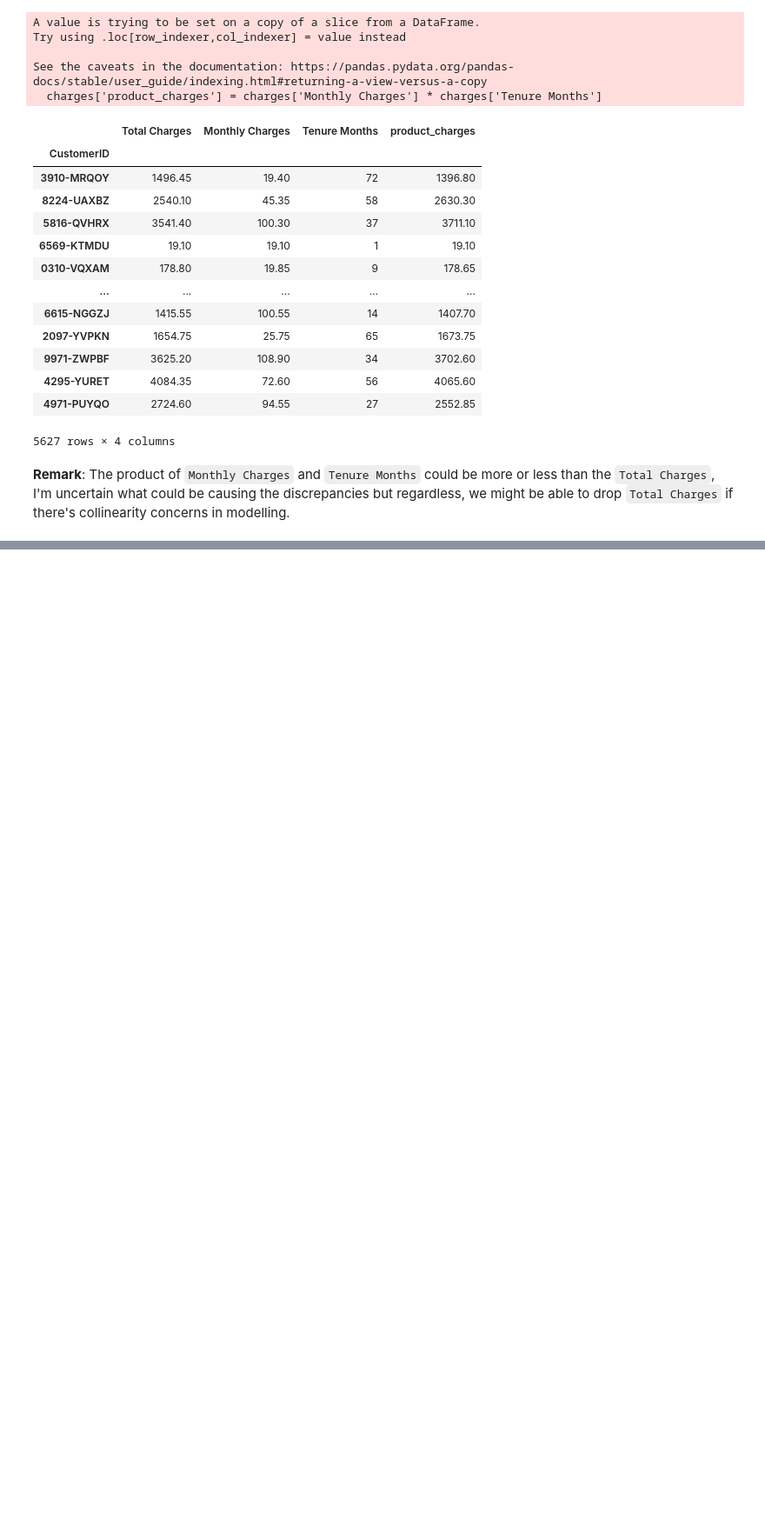
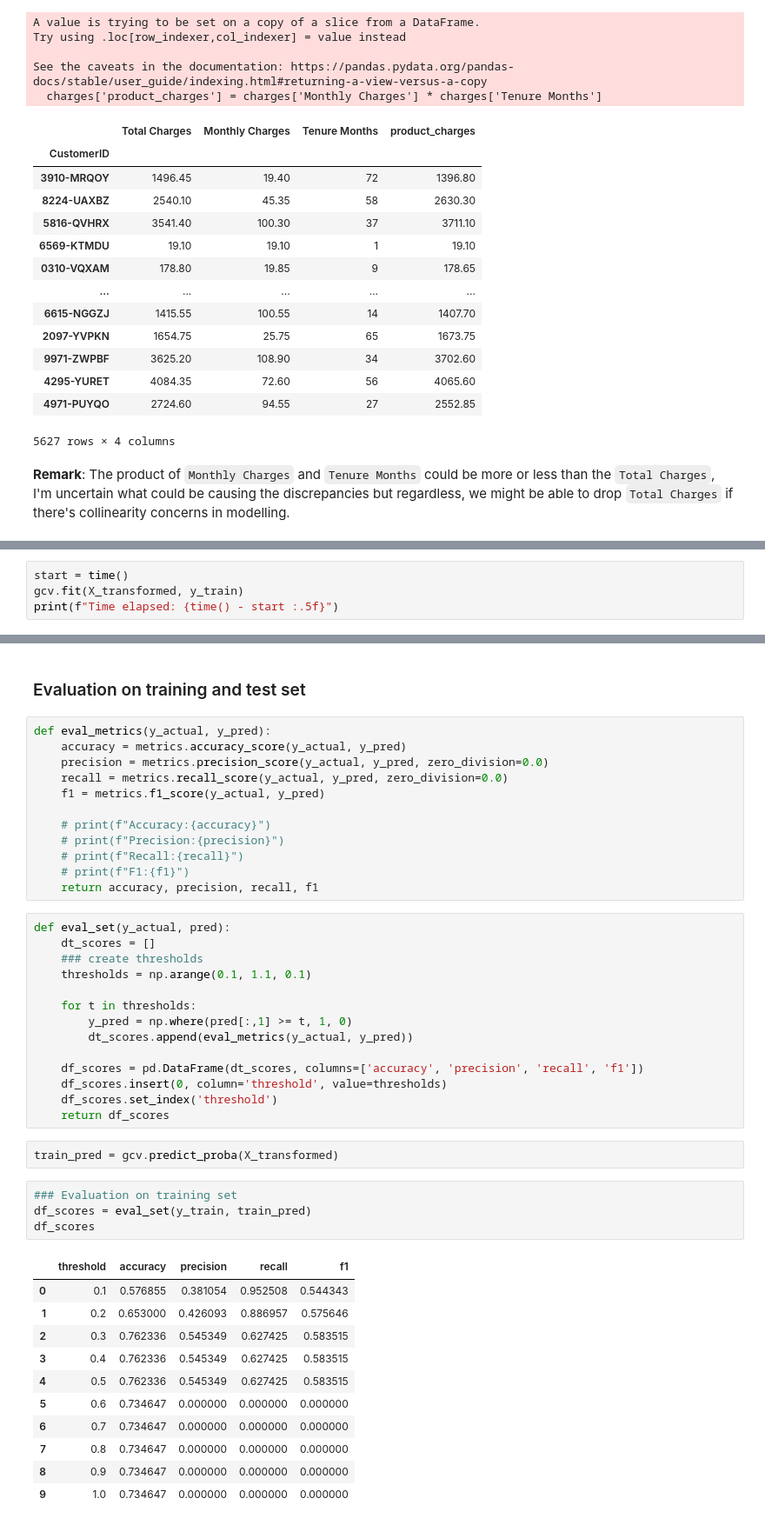
Before and after one commit to viviensiu/project_swan, a Jupyter notebook: swan_project_vs.ipynb, the cells around one changed output, grey strips where cells are left out. Shown: that part at 87% size. Saved outputs shown, nothing was run; the diff lists cells and outputs as text; blank space fills up the shorter version.

```diff
--- a/swan_project_vs.ipynb
+++ b/swan_project_vs.ipynb
@@ -411,0 +492,4 @@ See the caveats in the documentation: https://pandas.pydata.org/pandas-docs/stab
+# %%
+start = time()
+gcv.fit(X_transformed, y_train)
+print(f"Time elapsed: {time() - start :.5f}")
@@ -411,0 +509,46 @@ See the caveats in the documentation: https://pandas.pydata.org/pandas-docs/stab
+# %% [markdown]
+### Evaluation on training and test set
+# %%
+def eval_metrics(y_actual, y_pred):
+    accuracy = metrics.accuracy_score(y_actual, y_pred)
+    precision = metrics.precision_score(y_actual, y_pred, zero_division=0.0)
+    recall = metrics.recall_score(y_actual, y_pred, zero_division=0.0)
+    f1 = metrics.f1_score(y_actual, y_pred)
+
+    # print(f"Accuracy:{accuracy}")
+    # print(f"Precision:{precision}")
+    # print(f"Recall:{recall}")
+    # print(f"F1:{f1}")
+    return accuracy, precision, recall, f1
+# %%
+def eval_set(y_actual, pred):
+    dt_scores = []
+    ### create thresholds
+    thresholds = np.arange(0.1, 1.1, 0.1)
+
+    for t in thresholds:
+        y_pred = np.where(pred[:,1] >= t, 1, 0)
+        dt_scores.append(eval_metrics(y_actual, y_pred))
+
+    df_scores = pd.DataFrame(dt_scores, columns=['accuracy', 'precision', 'recall', 'f1'])
+    df_scores.insert(0, column='threshold', value=thresholds)
+    df_scores.set_index('threshold')
+    return df_scores
+# %%
+train_pred = gcv.predict_proba(X_transformed)
+# %%
+### Evaluation on training set
+df_scores = eval_set(y_train, train_pred)
+df_scores
+# %% [output]
+|  | threshold | accuracy | precision | recall | f1 |
+| 0 | 0.1 | 0.576855 | 0.381054 | 0.952508 | 0.544343 |
+| 1 | 0.2 | 0.653000 | 0.426093 | 0.886957 | 0.575646 |
+| 2 | 0.3 | 0.762336 | 0.545349 | 0.627425 | 0.583515 |
+| 3 | 0.4 | 0.762336 | 0.545349 | 0.627425 | 0.583515 |
+| 4 | 0.5 | 0.762336 | 0.545349 | 0.627425 | 0.583515 |
+| 5 | 0.6 | 0.734647 | 0.000000 | 0.000000 | 0.000000 |
+| 6 | 0.7 | 0.734647 | 0.000000 | 0.000000 | 0.000000 |
+| 7 | 0.8 | 0.734647 | 0.000000 | 0.000000 | 0.000000 |
+| 8 | 0.9 | 0.734647 | 0.000000 | 0.000000 | 0.000000 |
+| 9 | 1.0 | 0.734647 | 0.000000 | 0.000000 | 0.000000 |
```
Also changed, not shown: parts of 28 cells of this notebook.
